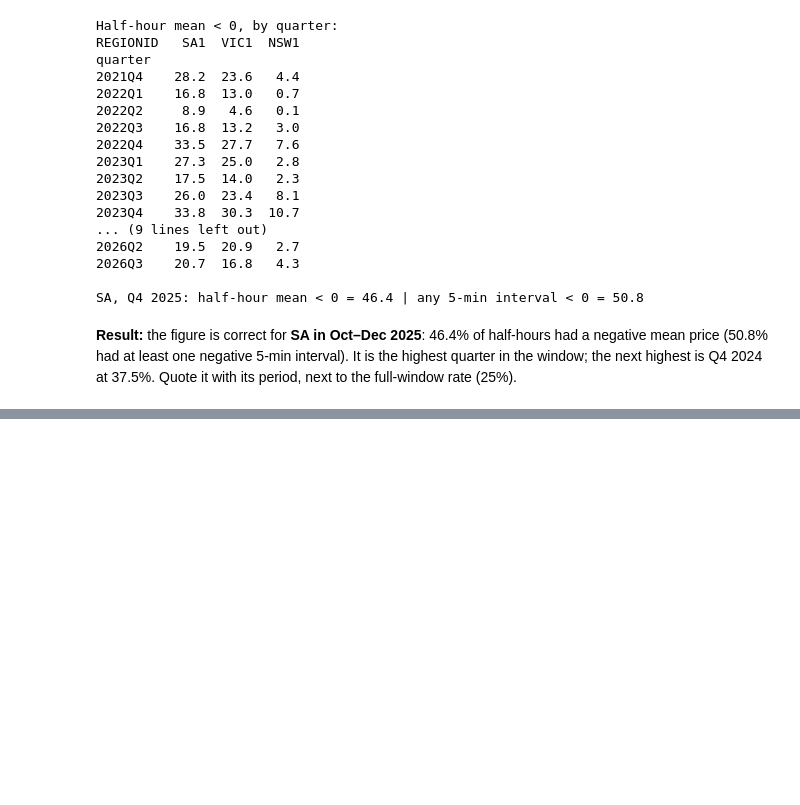
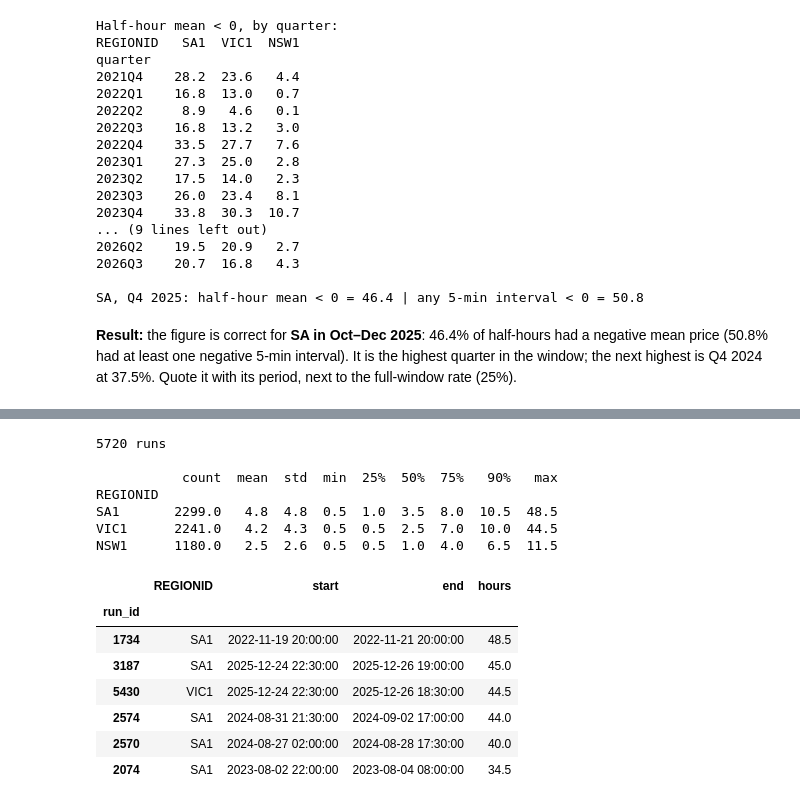
Before and after one commit to enjimenez/nem-negative-prices, a Jupyter notebook: notebooks/03-ej-negative-price-patterns.ipynb, the cells around one changed output, grey strips where cells are left out. Cells and saved outputs as stored; diff of their text form; code cells hidden in the pictures; blank space fills up the shorter version.

```diff
--- a/notebooks/03-ej-negative-price-patterns.ipynb
+++ b/notebooks/03-ej-negative-price-patterns.ipynb
@@ -232,0 +319,31 @@ fig_trend.savefig(FIGURES_DIR / "negative_share_by_month.png", dpi=150, bbox_inc
+# %%
+# One row per run of consecutive negative half-hours. Runs may cross midnight (overnight wind events do).
+# A gap in time (e.g. the excluded admin-price days) also ends a run.
+
+neg = panel.loc[panel["is_neg"] == 1, ["REGIONID", "HH_END", "DAY"]].sort_values(["REGIONID", "HH_END"])
+new_run = (neg["REGIONID"] != neg["REGIONID"].shift()) | (neg["HH_END"].diff() != pd.Timedelta("30min"))
+neg["run_id"] = new_run.cumsum()
+
+runs = neg.groupby("run_id").agg(
+    REGIONID=("REGIONID", "first"), start=("HH_END", "first"), end=("HH_END", "last"), n=("HH_END", "size")
+)  # start and end are HH_END labels: the run begins 30 min before `start`
+runs["hours"] = runs["n"] / 2
+print(len(runs), "runs\n")
+print(runs.groupby("REGIONID")["hours"].describe(percentiles=[0.25, 0.5, 0.75, 0.9]).loc[REGIONS].round(1))
+runs.nlargest(6, "n")[["REGIONID", "start", "end", "hours"]]
+# %% [output]
+5720 runs
+
+           count  mean  std  min  25%  50%  75%   90%   max
+REGIONID
+SA1       2299.0   4.8  4.8  0.5  1.0  3.5  8.0  10.5  48.5
+VIC1      2241.0   4.2  4.3  0.5  0.5  2.5  7.0  10.0  44.5
+NSW1      1180.0   2.5  2.6  0.5  0.5  1.0  4.0   6.5  11.5
+|  | REGIONID | start | end | hours |
+| run_id |  |  |  |  |
+| 1734 | SA1 | 2022-11-19 20:00:00 | 2022-11-21 20:00:00 | 48.5 |
+| 3187 | SA1 | 2025-12-24 22:30:00 | 2025-12-26 19:00:00 | 45.0 |
+| 5430 | VIC1 | 2025-12-24 22:30:00 | 2025-12-26 18:30:00 | 44.5 |
+| 2574 | SA1 | 2024-08-31 21:30:00 | 2024-09-02 17:00:00 | 44.0 |
+| 2570 | SA1 | 2024-08-27 02:00:00 | 2024-08-28 17:30:00 | 40.0 |
+| 2074 | SA1 | 2023-08-02 22:00:00 | 2023-08-04 08:00:00 | 34.5 |
```
Also changed, not shown: parts of 12 cells of this notebook, 2 other files.
